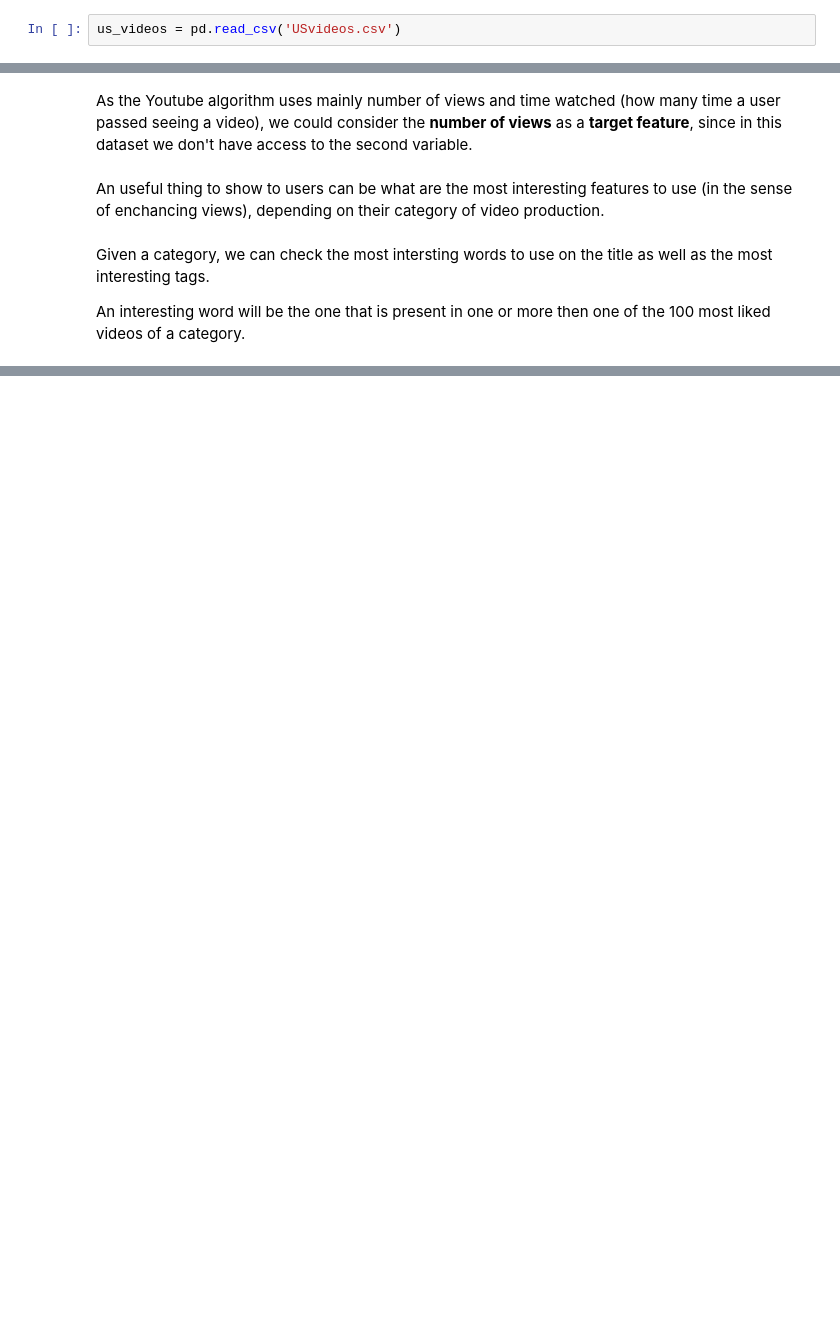
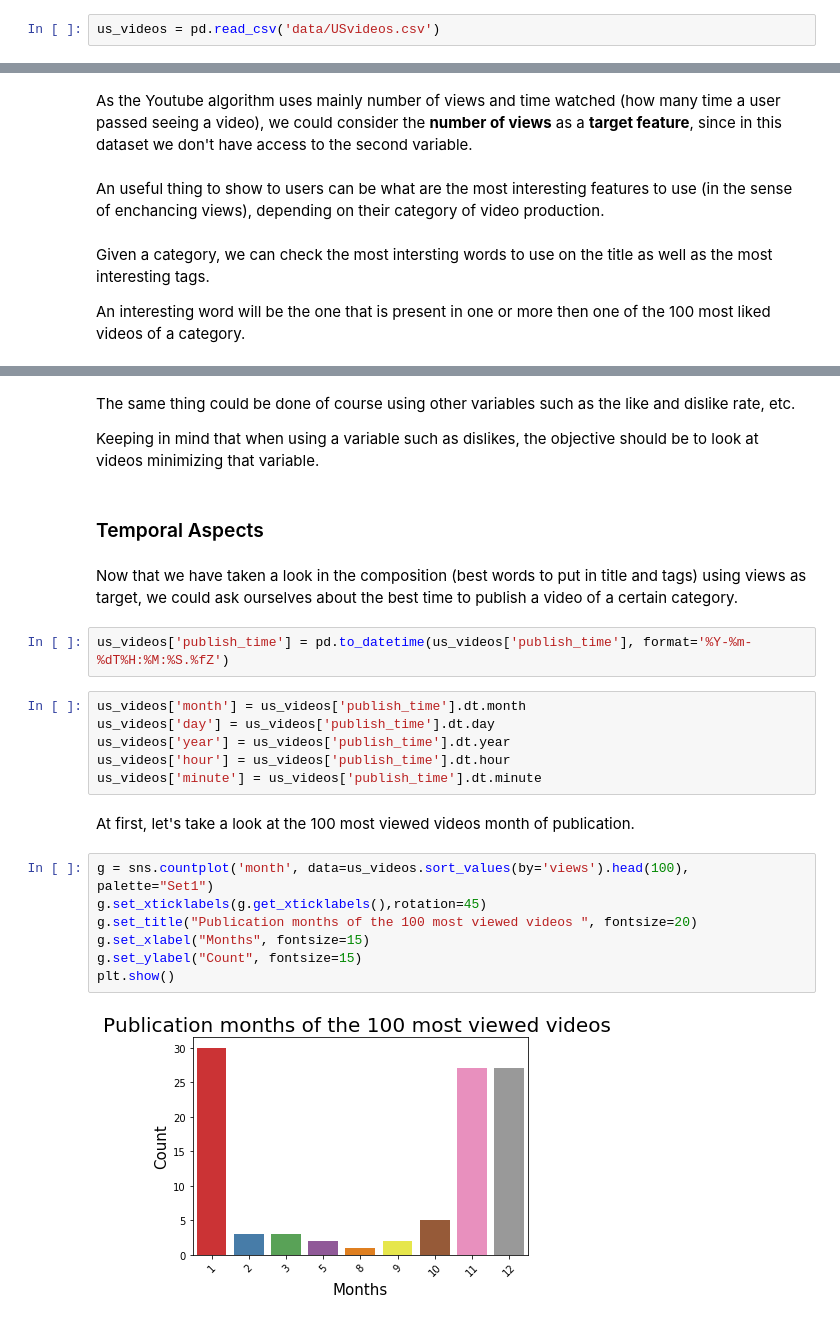
Before and after one commit to talesmarra/youtube_data_analysis, a Jupyter notebook: Youtube_US_videos_data_analysis.ipynb, the cells around one changed output, grey strips where cells are left out. Cells and saved outputs as stored; diff of their text form; blank space fills up the shorter version.

```diff
--- a/Youtube_US_videos_data_analysis.ipynb
+++ b/Youtube_US_videos_data_analysis.ipynb
@@ -8,5 +16,5 @@ import numpy as np
 # %%
-us_videos = pd.read_csv('USvideos.csv')
+us_videos = pd.read_csv('data/USvideos.csv')
 # %%
 us_videos.head(n=2)
 # %% [output]
@@ -178,0 +216,29 @@ Name: Most interesting words to put in tags, dtype: int64
+# %% [markdown]
+The same thing could be done of course using other variables such as the like and dislike rate, etc.
+
+Keeping in mind that when using a variable such as dislikes, the objective should be to look at videos minimizing
+that variable.
+# %% [markdown]
+### Temporal Aspects
+# %% [markdown]
+Now that we have taken a look in the composition (best words to put in title and tags) using views as target, we could
+ask ourselves about the best time to publish a video of a certain category.
+# %%
+us_videos['publish_time'] = pd.to_datetime(us_videos['publish_time'], format='%Y-%m-%dT%H:%M:%S.%fZ')
+# %%
+us_videos['month'] = us_videos['publish_time'].dt.month
+us_videos['day'] = us_videos['publish_time'].dt.day
+us_videos['year'] = us_videos['publish_time'].dt.year
+us_videos['hour'] = us_videos['publish_time'].dt.hour
+us_videos['minute'] = us_videos['publish_time'].dt.minute
+# %% [markdown]
+At first, let's take a look at the 100 most viewed videos month of publication.
+# %%
+g = sns.countplot('month', data=us_videos.sort_values(by='views').head(100), palette="Set1")
+g.set_xticklabels(g.get_xticklabels(),rotation=45)
+g.set_title("Publication months of the 100 most viewed videos ", fontsize=20)
+g.set_xlabel("Months", fontsize=15)
+g.set_ylabel("Count", fontsize=15)
+plt.show()
+# %% [output]
+[figure, added]
```
Also changed, not shown: parts of 17 cells of this notebook.
